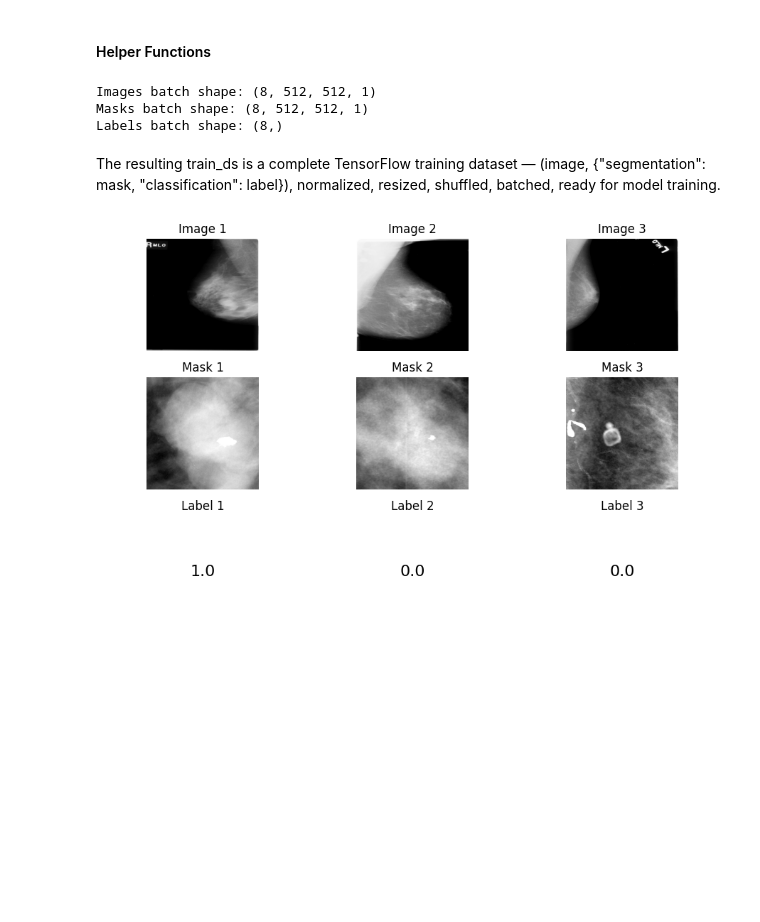
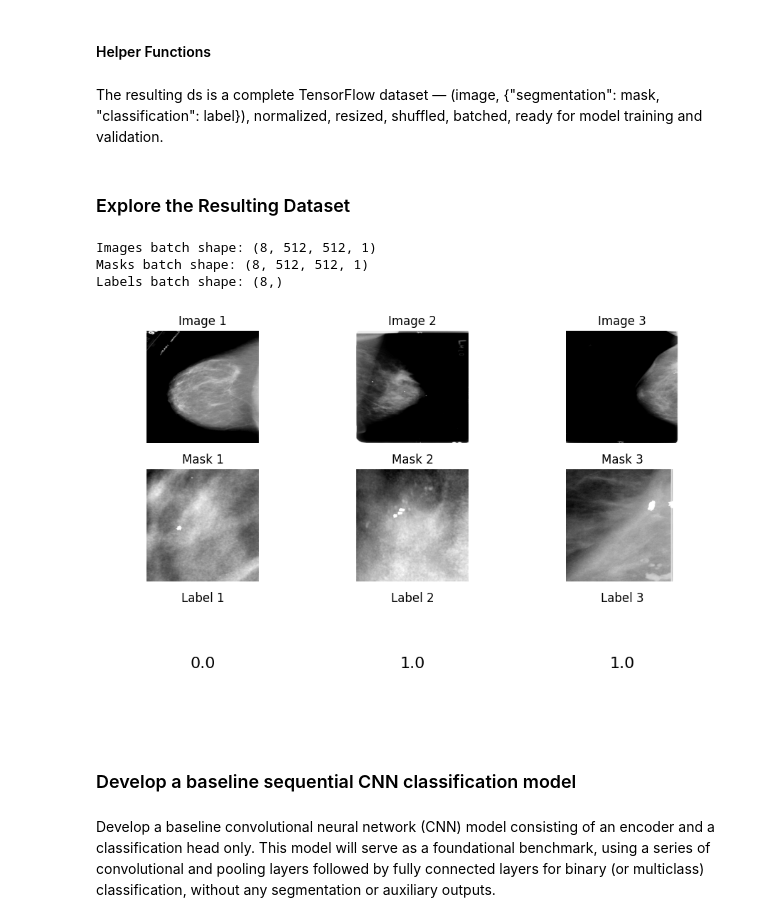
Before and after one commit to tkshfj/MMG, a Jupyter notebook: notebooks/baseline.ipynb, the cells around one changed output. Drawn from its saved outputs; the diff is of its cells as text; code cells hidden in the pictures; blank space fills up the shorter version.

Commit message:
Add baseline model

```diff
--- a/notebooks/baseline.ipynb
+++ b/notebooks/baseline.ipynb
@@ -150,53 +150,59 @@ def build_tf_dataset(
 
     ds = ds.batch(batch_size).prefetch(AUTOTUNE)
     return ds
-# %%
-# Build dataset
-train_ds = build_tf_dataset(
-    metadata_csv="../data/processed/cbis_ddsm_metadata_full.csv",
-    batch_size=8
-)
-
-# Preview one batch
-for images, targets in train_ds.take(1):
-    print(f"Images batch shape: {images.shape}")  # (8, 512, 512, 1)
-    print(f"Masks batch shape: {targets['segmentation'].shape}")     # (8, 512, 512, 1)
-    print(f"Labels batch shape: {targets['classification'].shape}")  # (8,)
-# %% [output]
-Images batch shape: (8, 512, 512, 1)
-Masks batch shape: (8, 512, 512, 1)
-Labels batch shape: (8,)
 # %% [markdown]
-The resulting train_ds is a complete TensorFlow training dataset — (image, {"segmentation": mask, "classification": label}), normalized, resized, shuffled, batched, ready for model training.
+The resulting ds is a complete TensorFlow dataset — (image, {"segmentation": mask, "classification": label}), normalized, resized, shuffled, batched, ready for model training and validation.
+# %% [markdown]
+### Explore the Resulting Dataset
+# %%
+# Build dataset
+ds = build_tf_dataset(
+    metadata_csv="../data/processed/cbis_ddsm_metadata_full.csv",
+    batch_size=8
+)
+
+# Preview one batch
+for images, targets in ds.take(1):
+    print(f"Images batch shape: {images.shape}")  # (8, 512, 512, 1)
+    print(f"Masks batch shape: {targets['segmentation'].shape}")     # (8, 512, 512, 1)
+    print(f"Labels batch shape: {targets['classification'].shape}")  # (8,)
+# %% [output]
+Images batch shape: (8, 512, 512, 1)
+Masks batch shape: (8, 512, 512, 1)
+Labels batch shape: (8,)
 # %%
 import matplotlib.pyplot as plt
 
-for images, targets in train_ds.take(1):
+for images, targets in ds.take(1):
     num_examples = 3  # Number of samples to visualize
 
     plt.figure(figsize=(num_examples * 3, 6))
 
     for i in range(num_examples):
         # Plot image
         plt.subplot(3, num_examples, i + 1)
         plt.imshow(images[i, ..., 0], cmap="gray")
         plt.axis("off")
         plt.title(f"Image {i+1}")
 
         # Plot mask
         plt.subplot(3, num_examples, num_examples + i + 1)
         plt.imshow(targets['segmentation'][i, ..., 0], cmap="gray")
         plt.axis("off")
         plt.title(f"Mask {i+1}")
 
         # Display the label
         plt.subplot(3, num_examples, 2 * num_examples + i + 1)
         label = targets['classification'][i].numpy()
         plt.text(0.5, 0.5, str(label), fontsize=16, ha='center', va='center')
         plt.axis("off")
         plt.title(f"Label {i+1}")
 
     plt.tight_layout()
     plt.show()
 # %% [output]
-[figure, old version]
+[figure, new version]
+# %% [markdown]
+### Develop a baseline sequential CNN classification model
+# %% [markdown]
+Develop a baseline convolutional neural network (CNN) model consisting of an encoder and a classification head only. This model will serve as a foundational benchmark, using a series of convolutional and pooling layers followed by fully connected layers for binary (or multiclass) classification, without any segmentation or auxiliary outputs.
```
Also changed, not shown: parts of 9 cells of this notebook, 2 other files.
